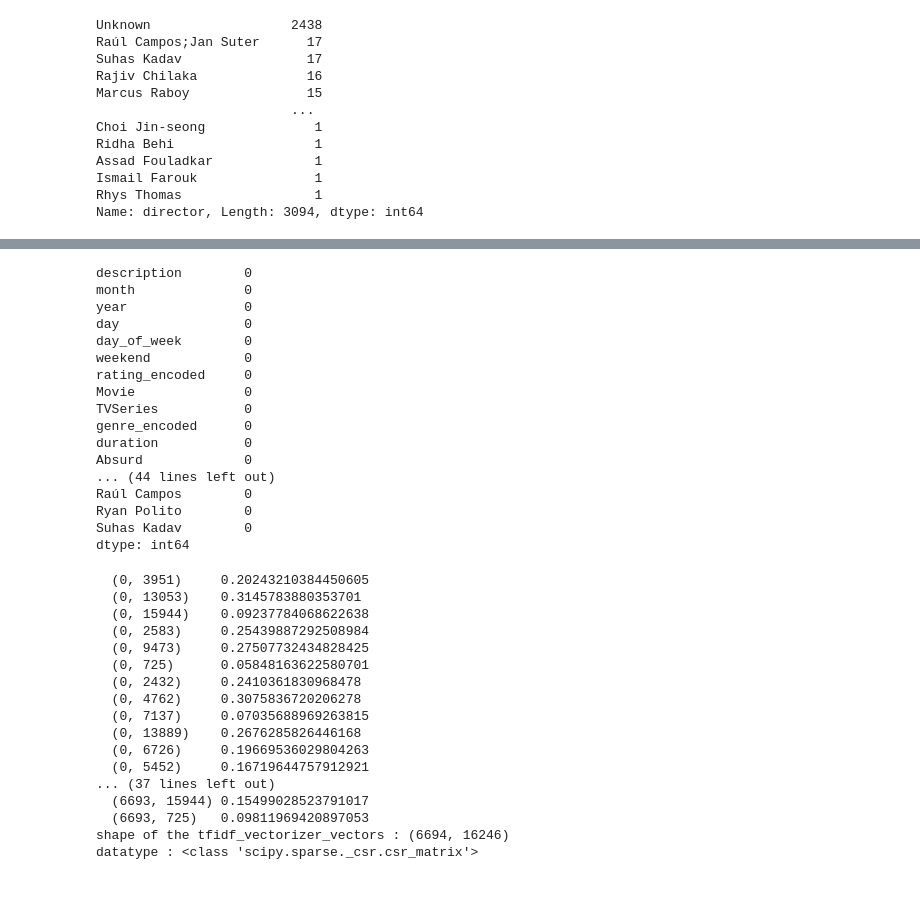
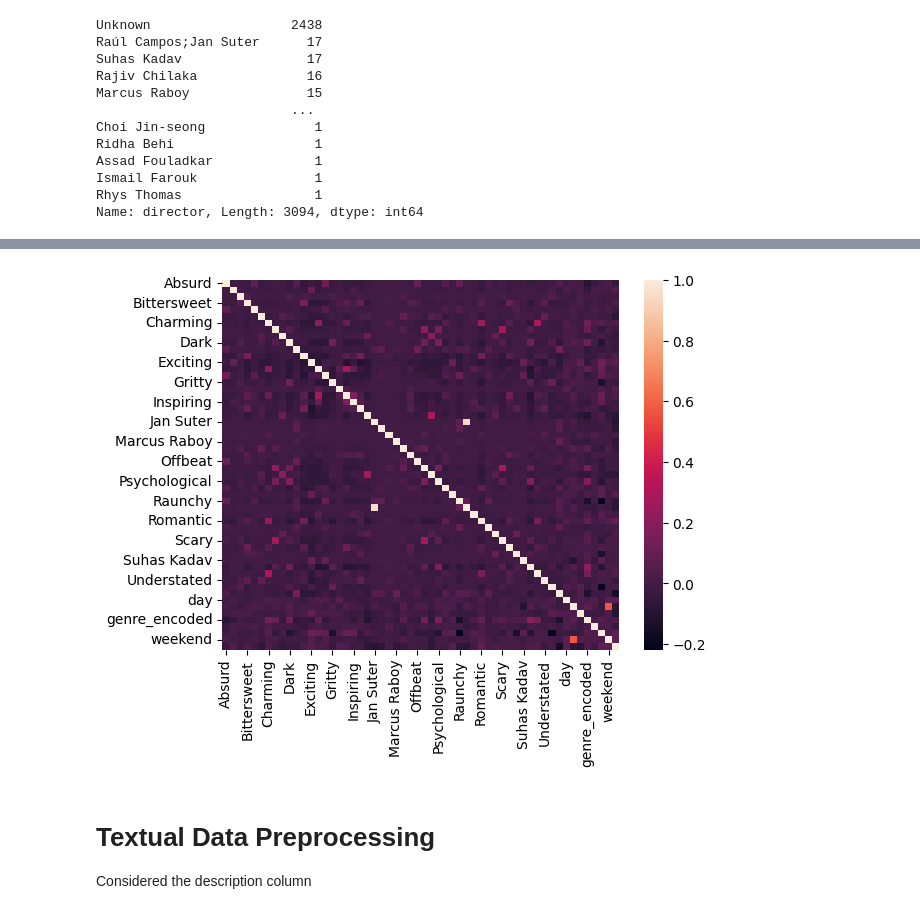
Before and after one commit to AchiniR/DM-group-project, a Jupyter notebook: netflix.ipynb, the cells around one changed output, grey strips where cells are left out. Cells and saved outputs as stored; diff of their text form; code cells hidden in the pictures.

```diff
--- a/netflix.ipynb
+++ b/netflix.ipynb
@@ -283,50 +288,25 @@ dtypes: float64(1), int64(55), object(1), uint8(2)
 memory usage: 3.2+ MB
-# %%
-df_trans_new.isnull().sum()
-# %% [output]
-description        0
-month              0
-year               0
-day                0
-day_of_week        0
-weekend            0
-rating_encoded     0
-Movie              0
-TVSeries           0
-genre_encoded      0
-duration           0
-Absurd             0
-... (44 lines left out)
-Raúl Campos        0
-Ryan Polito        0
-Suhas Kadav        0
-dtype: int64
-# %%
-# settings that you use for count vectorizer will go here
-tfidf_vectorizer=TfidfVectorizer(use_idf=True)
-
-# just send in all your docs here
-tfidf_vectorizer_vectors=tfidf_vectorizer.fit_transform(df_trans_new['description'])
-
-# get the first vector out (for the first document)
-print(tfidf_vectorizer_vectors)
-print(f'shape of the tfidf_vectorizer_vectors : {tfidf_vectorizer_vectors.shape}')
-print(f'datatype : {type(tfidf_vectorizer_vectors)}')
-# %% [output]
-  (0, 3951)     0.20243210384450605
-  (0, 13053)    0.3145783880353701
-  (0, 15944)    0.09237784068622638
-  (0, 2583)     0.25439887292508984
-  (0, 9473)     0.27507732434828425
-  (0, 725)      0.05848163622580701
-  (0, 2432)     0.2410361830968478
-  (0, 4762)     0.3075836720206278
-  (0, 7137)     0.07035688969263815
-  (0, 13889)    0.2676285826446168
-  (0, 6726)     0.19669536029804263
-  (0, 5452)     0.16719644757912921
-... (37 lines left out)
-  (6693, 15944) 0.15499028523791017
-  (6693, 725)   0.09811969420897053
-shape of the tfidf_vectorizer_vectors : (6694, 16246)
-datatype : <class 'scipy.sparse._csr.csr_matrix'>
+# %%
+#  standardize the data
+# Mean
+X_mean = df_trans_new.mean()
+
+# Standard deviation
+X_std = df_trans_new.std()
+
+# Standardization
+Z = (df_trans_new - X_mean) / X_std
+# %%
+# covariance
+c = Z.cov()
+
+# Plot the covariance matrix
+import matplotlib.pyplot as plt
+import seaborn as sns
+sns.heatmap(c)
+plt.show()
+# %% [output]
+[figure, added]
+# %% [markdown]
+# Textual Data Preprocessing
+Considered the description column
```
Also changed, not shown: parts of 37 cells of this notebook.
